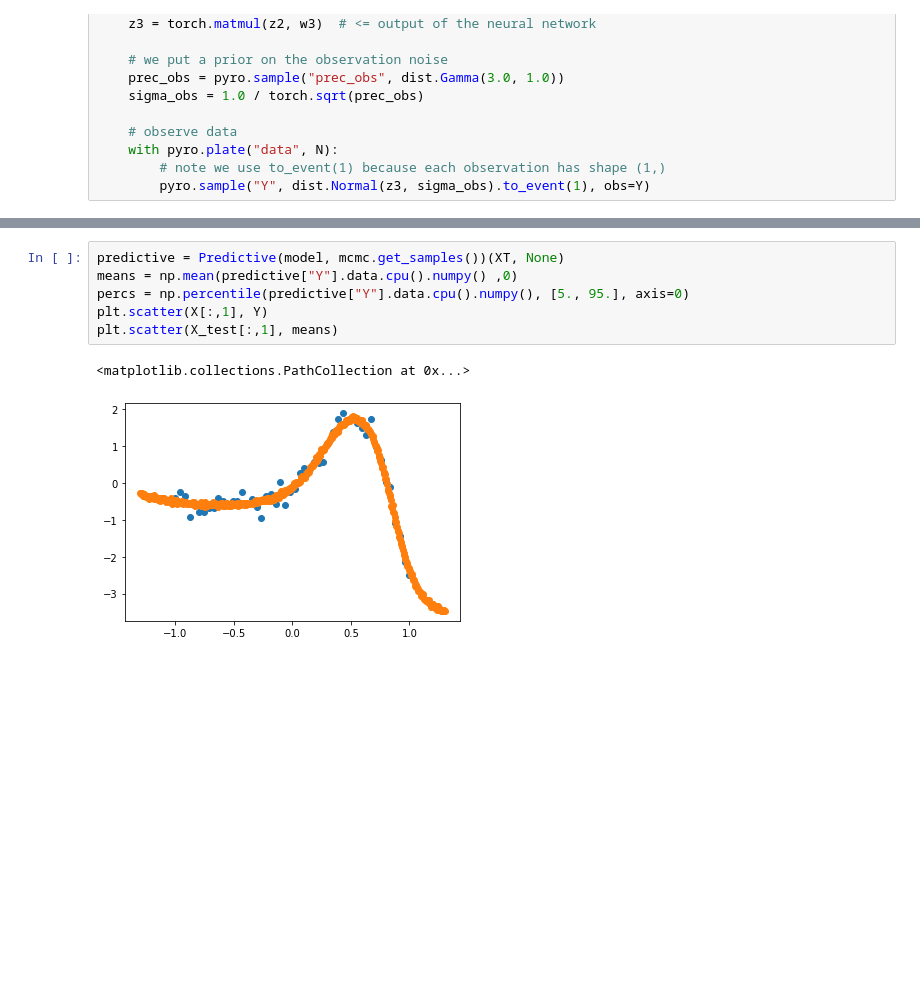
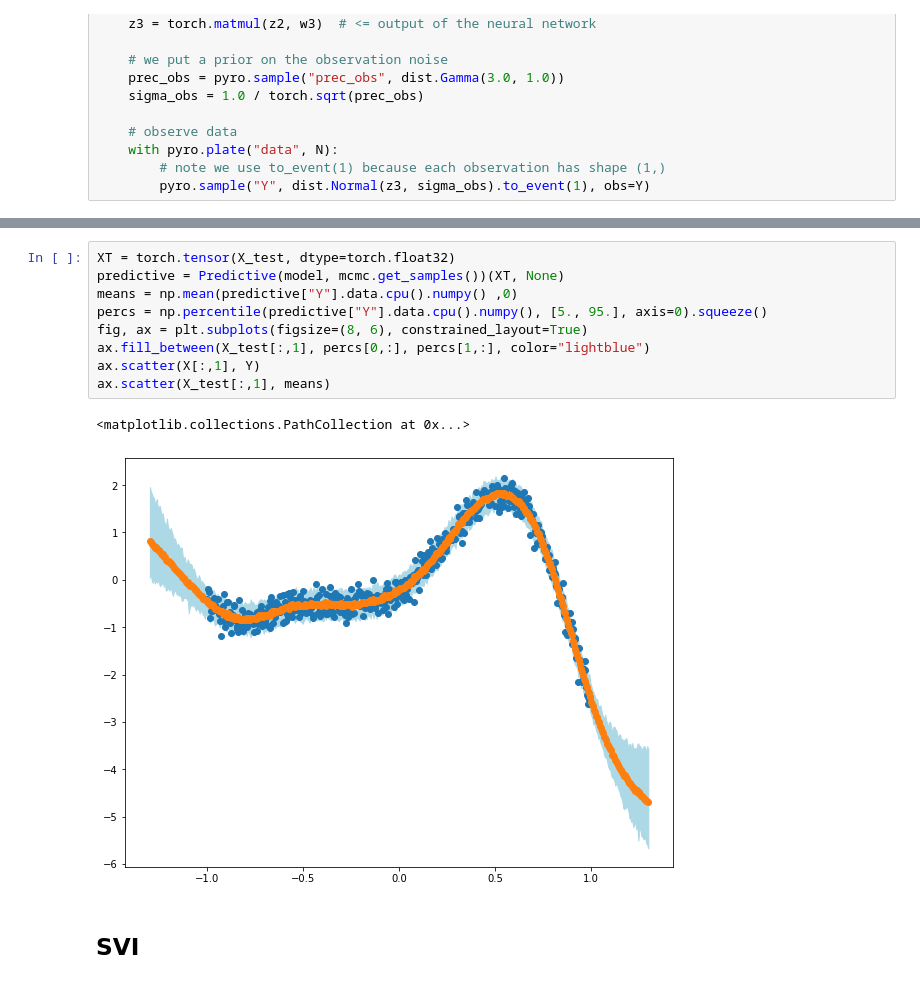
Before and after one commit to MaximilianPi/DNN-Uncertainties, a Jupyter notebook: 03 BNN with pyro.ipynb, the cells around one changed output, grey strips where cells are left out. Drawn from its saved outputs; the diff is of its cells as text; blank space fills up the shorter version.

```diff
--- a/03 BNN with pyro.ipynb
+++ b/03 BNN with pyro.ipynb
@@ -115,9 +77,14 @@ KeyboardInterrupt:
 # %%
+XT = torch.tensor(X_test, dtype=torch.float32)
 predictive = Predictive(model, mcmc.get_samples())(XT, None)
 means = np.mean(predictive["Y"].data.cpu().numpy() ,0)
-percs = np.percentile(predictive["Y"].data.cpu().numpy(), [5., 95.], axis=0)
-plt.scatter(X[:,1], Y)
-plt.scatter(X_test[:,1], means)
+percs = np.percentile(predictive["Y"].data.cpu().numpy(), [5., 95.], axis=0).squeeze()
+fig, ax = plt.subplots(figsize=(8, 6), constrained_layout=True)
+ax.fill_between(X_test[:,1], percs[0,:], percs[1,:], color="lightblue")
+ax.scatter(X[:,1], Y)
+ax.scatter(X_test[:,1], means)
 # %% [output]
 <matplotlib.collections.PathCollection at 0x...>
-[figure, old version]
+[figure, new version]
+# %% [markdown]
+## SVI
```
Also changed, not shown: parts of 11 cells of this notebook, 2 other files.
